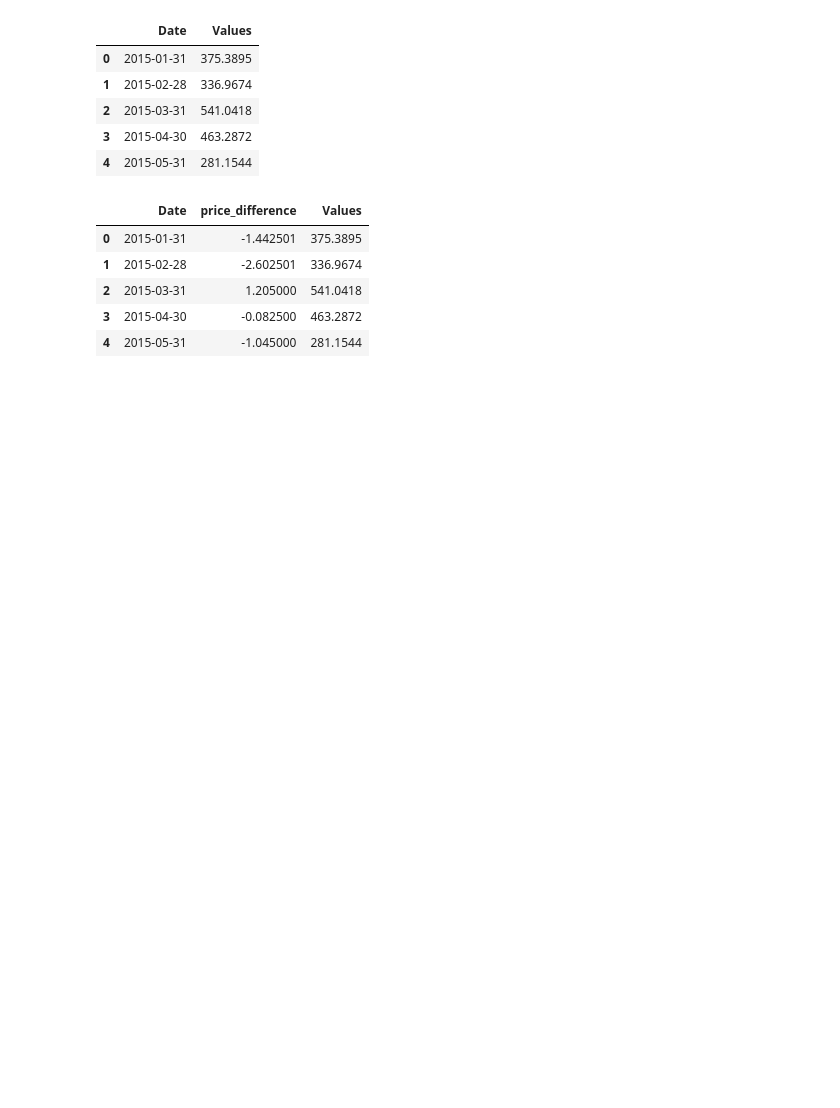
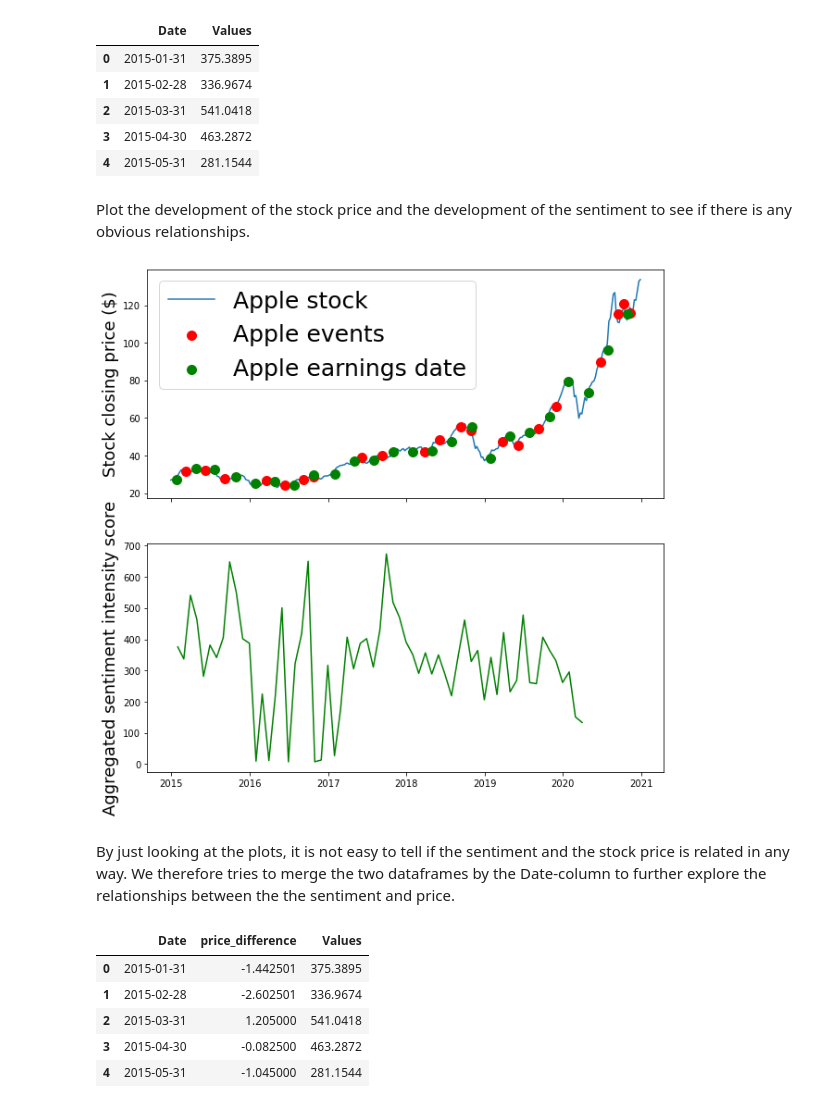
Before and after one commit to epfl-ada/ada-2021-project-club6analysis, a Jupyter notebook: stock_sentiment_analysis.ipynb, the cells around one changed output. Drawn from its saved outputs; the diff is of its cells as text; code cells hidden in the pictures; blank space fills up the shorter version.

Commit message:
Add plot of relationship between price change and sentiment

```diff
--- a/stock_sentiment_analysis.ipynb
+++ b/stock_sentiment_analysis.ipynb
@@ -128,6 +106,23 @@ sentiment_monthly_df.head()
 | 2 | 2015-03-31 | 541.0418 |
 | 3 | 2015-04-30 | 463.2872 |
 | 4 | 2015-05-31 | 281.1544 |
+# %% [markdown]
+Plot the development of the stock price and the development of the sentiment to see if there is any obvious relationships.
+# %%
+fig, (ax1, ax2) = plt.subplots(2, 1, sharex=True, figsize=(10,10))
+ax1.plot(stock_data_weekly_average.Date,stock_data_weekly_average.Close, label='Apple stock')
+ax1.set_ylabel('Stock closing price ($)', size=18)
+ax1.scatter(apple_event_and_stock_data.Date, apple_event_and_stock_data.Close, c="r", s=100, zorder=3, label='Apple events')
+ax1.scatter(apple_earnings_and_stock_data.Date, apple_earnings_and_stock_data.Close, c="g", s=100, zorder=3, label='Apple earnings date')
+ax1.legend(prop={'size': 25})
+
+ax2.plot(sentiment_monthly_df.Date, sentiment_monthly_df.Values, color='green')
+ax2.set_ylabel('Aggregated sentiment intensity score', fontsize=18)
+plt.show();
+# %% [output]
+[figure, added]
+# %% [markdown]
+By just looking at the plots, it is not easy to tell if the sentiment and the stock price is related in any way. We therefore tries to merge the two dataframes by the Date-column to further explore the relationships between the the sentiment and price.
 # %%
 stock_price_sentiment = pd.merge(monthly_stock_diff_df, sentiment_monthly_df, how='inner', on = 'Date')
 # %%
```
Also changed, not shown: parts of 17 cells of this notebook.
